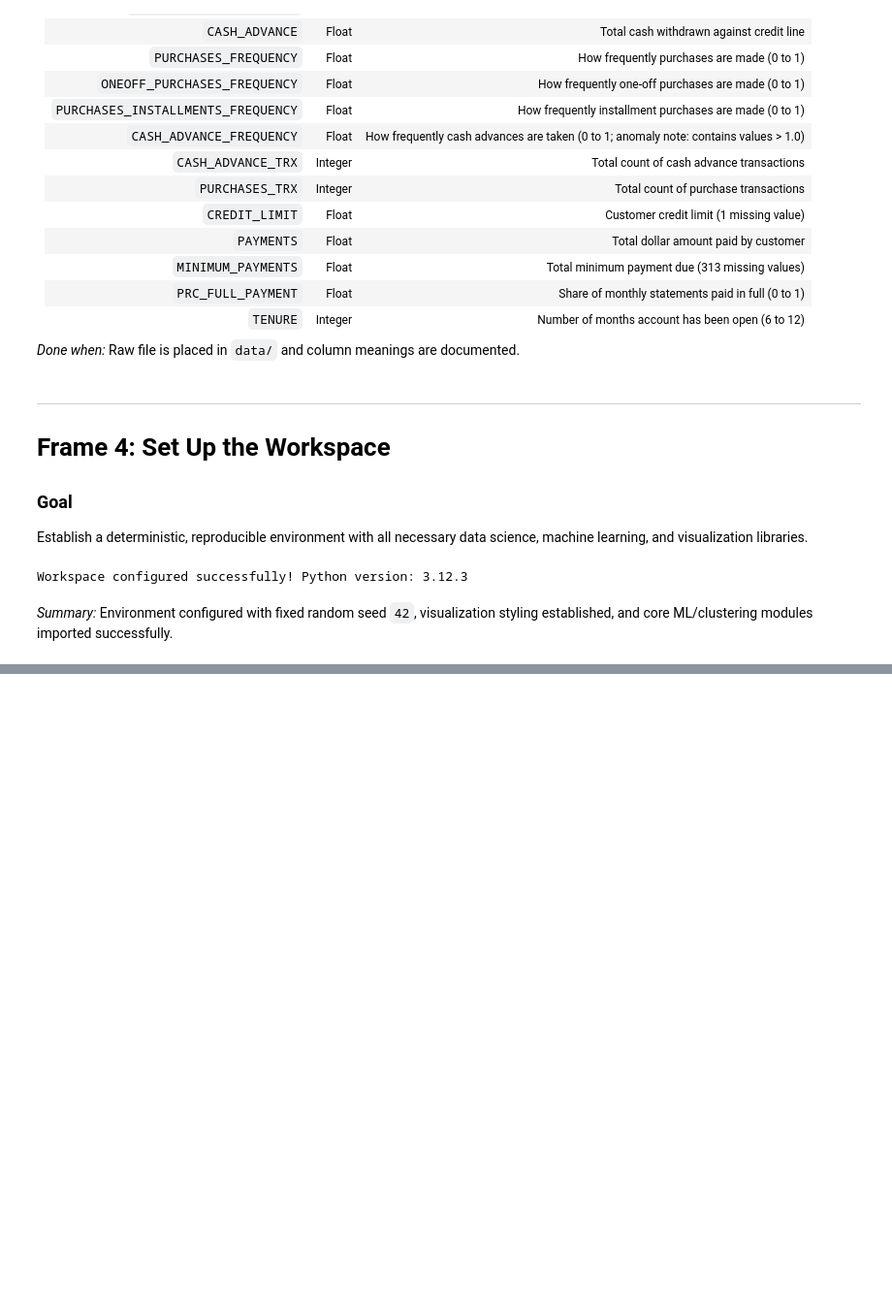
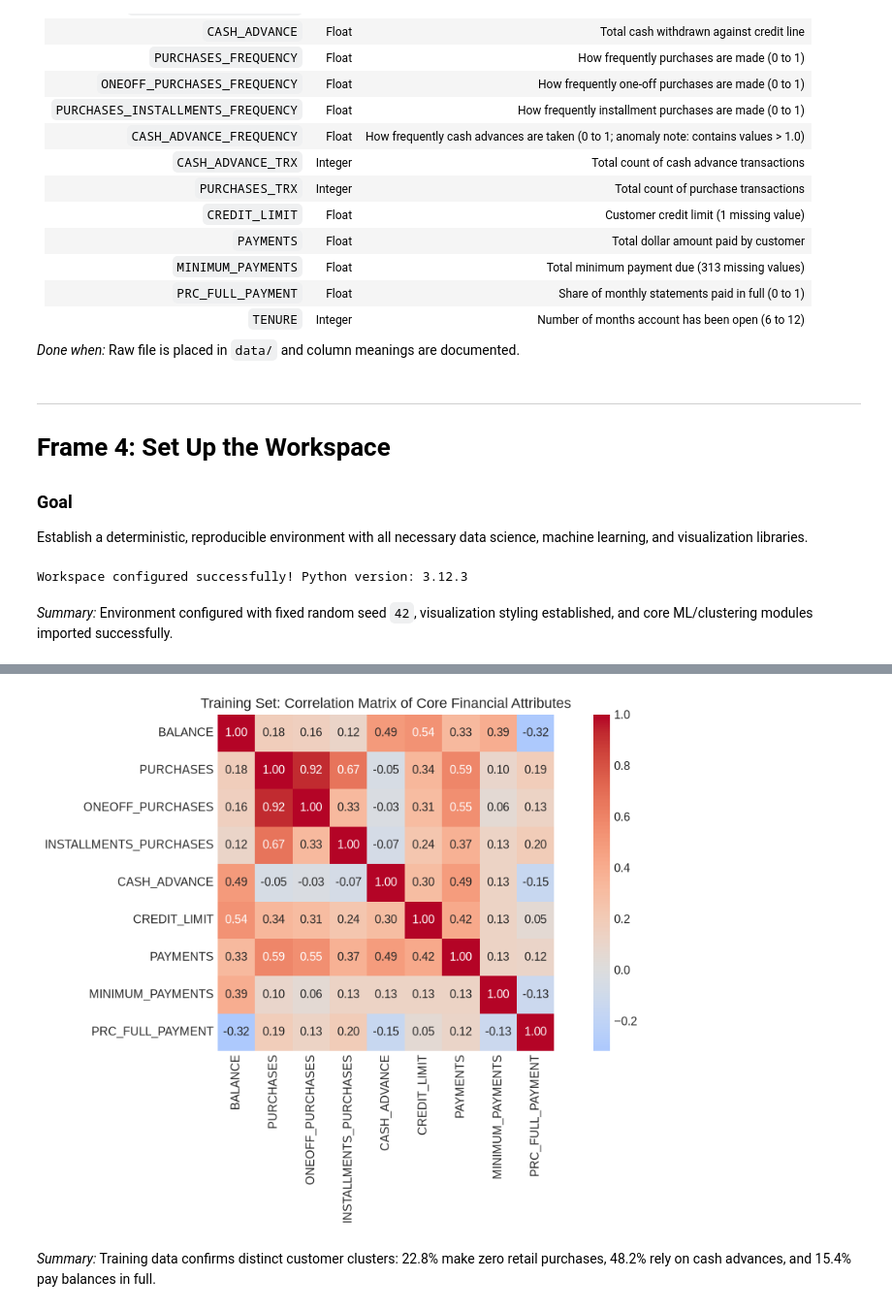
Before and after one commit to adarshgaurav1951/Credit-Card-Customer-Segmentation---Clustering, a Jupyter notebook: credit_card_segmentation.ipynb, the cells around one changed output, grey strips where cells are left out. Shown at 97% size. Drawn from its saved outputs; the diff is of its cells as text; code cells hidden in the pictures; blank space fills up the shorter version.

```diff
--- a/credit_card_segmentation.ipynb
+++ b/credit_card_segmentation.ipynb
@@ -1052,0 +362,16 @@ Retraining Policy Rules:
+# %%
+# Correlation Analysis on Training Data
+plt.figure(figsize=(11, 7))
+key_corr_cols = [
+    'BALANCE', 'PURCHASES', 'ONEOFF_PURCHASES', 'INSTALLMENTS_PURCHASES',
+    'CASH_ADVANCE', 'CREDIT_LIMIT', 'PAYMENTS', 'MINIMUM_PAYMENTS', 'PRC_FULL_PAYMENT'
+]
+corr_matrix = train_clean[key_corr_cols].corr()
+sns.heatmap(corr_matrix, annot=True, fmt=".2f", cmap="coolwarm", center=0, square=True)
+plt.title("Training Set: Correlation Matrix of Core Financial Attributes")
+plt.tight_layout()
+plt.show()
+# %% [output]
+[figure, added]
+# %% [markdown]
+*Summary:* Training data confirms distinct customer clusters: 22.8% make zero retail purchases, 48.2% rely on cash advances, and 15.4% pay balances in full.
```
Also changed, not shown: parts of 81 cells of this notebook, 17 other files.
